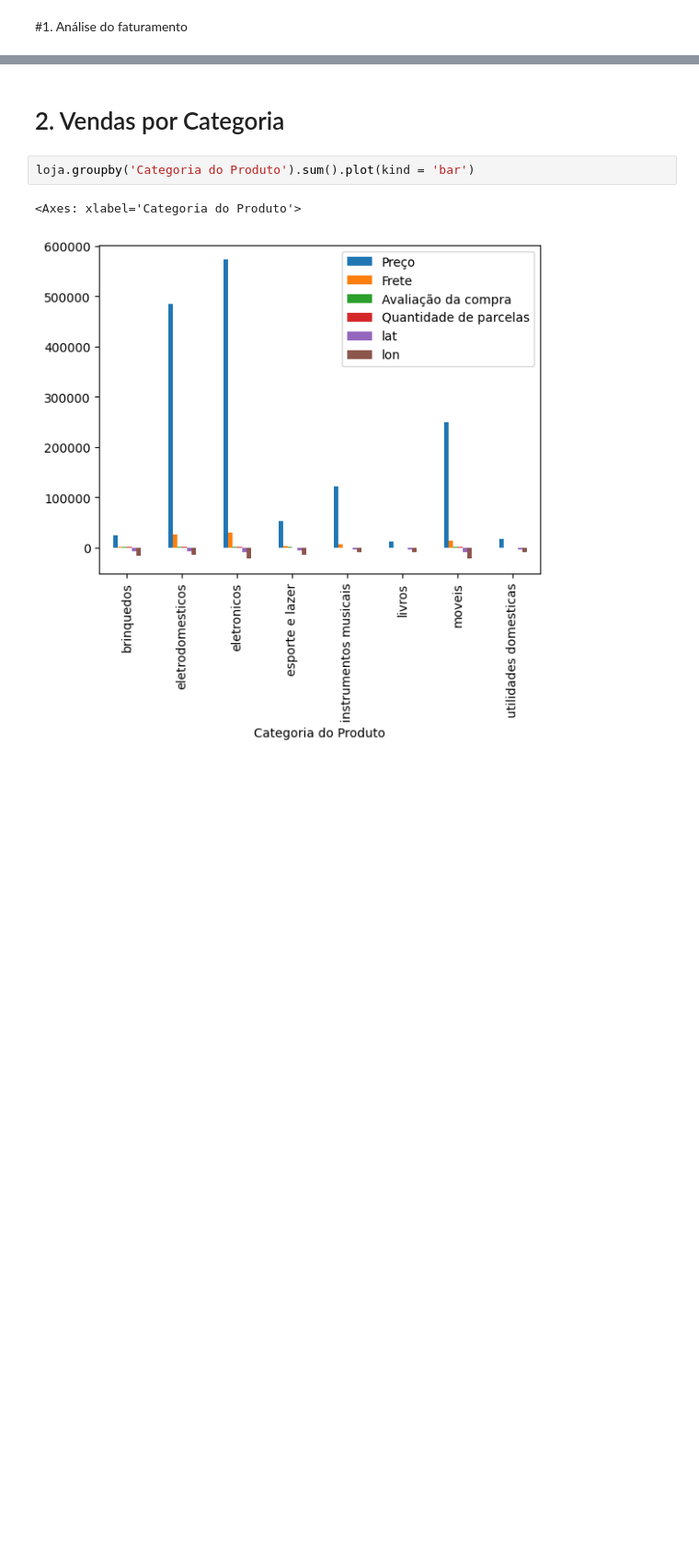
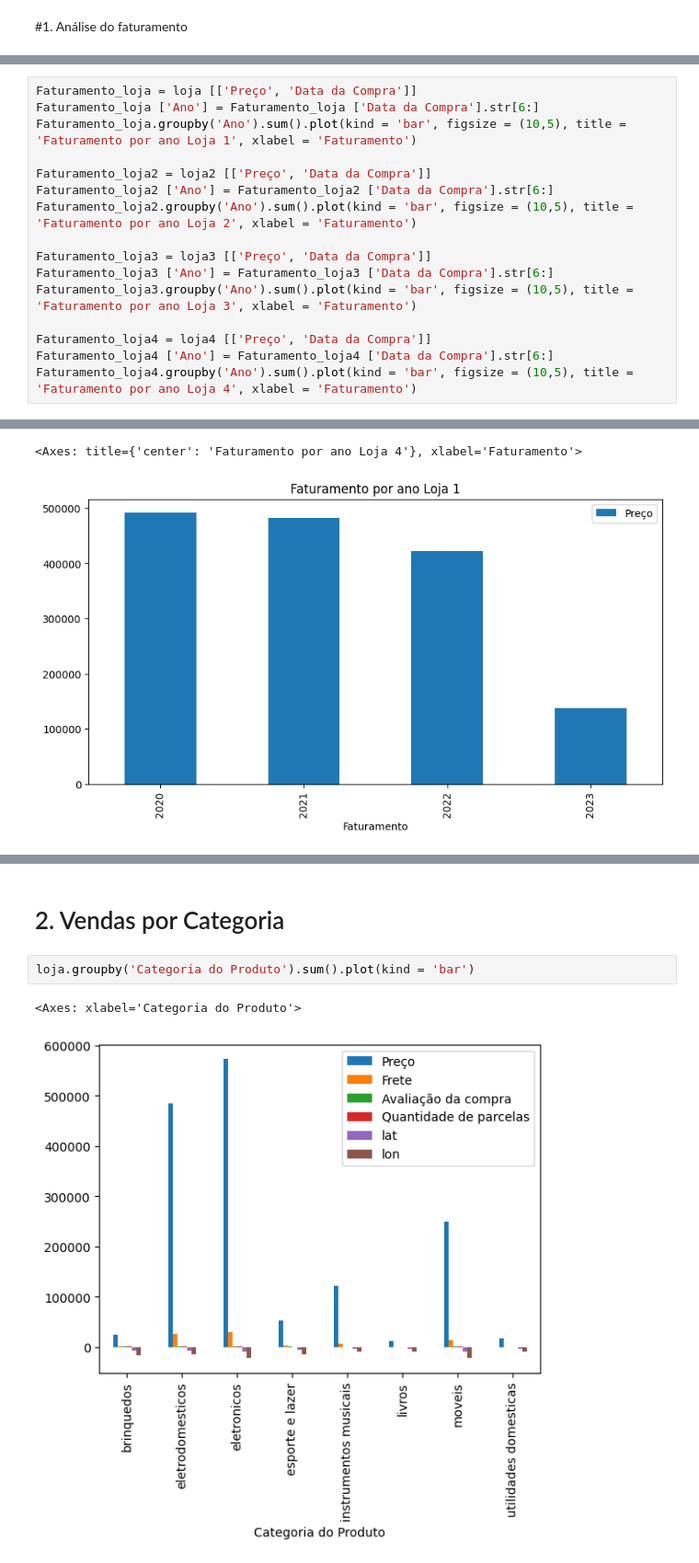
Before and after one commit to fggrava/Challenge_ONE_Data_Science_Alura_Store, a Jupyter notebook: AluraStoreBr.ipynb, the cells around one changed output, grey strips where cells are left out. Shown at 92% size. Saved outputs shown, nothing was run; the diff lists cells and outputs as text; blank space fills up the shorter version.

```diff
--- a/AluraStoreBr.ipynb
+++ b/AluraStoreBr.ipynb
@@ -51,0 +68,17 @@ Analise_Faturamento.head()
+# %%
+Faturamento_loja = loja [['Preço', 'Data da Compra']]
+Faturamento_loja ['Ano'] = Faturamento_loja ['Data da Compra'].str[6:]
+Faturamento_loja.groupby('Ano').sum().plot(kind = 'bar', figsize = (10,5), title = 'Faturamento por ano Loja 1', xlabel = 'Faturamento')
+
+Faturamento_loja2 = loja2 [['Preço', 'Data da Compra']]
+Faturamento_loja2 ['Ano'] = Faturamento_loja2 ['Data da Compra'].str[6:]
+Faturamento_loja2.groupby('Ano').sum().plot(kind = 'bar', figsize = (10,5), title = 'Faturamento por ano Loja 2', xlabel = 'Faturamento')
+
+Faturamento_loja3 = loja3 [['Preço', 'Data da Compra']]
+Faturamento_loja3 ['Ano'] = Faturamento_loja3 ['Data da Compra'].str[6:]
+Faturamento_loja3.groupby('Ano').sum().plot(kind = 'bar', figsize = (10,5), title = 'Faturamento por ano Loja 3', xlabel = 'Faturamento')
+
+Faturamento_loja4 = loja4 [['Preço', 'Data da Compra']]
+Faturamento_loja4 ['Ano'] = Faturamento_loja4 ['Data da Compra'].str[6:]
+Faturamento_loja4.groupby('Ano').sum().plot(kind = 'bar', figsize = (10,5), title = 'Faturamento por ano Loja 4', xlabel = 'Faturamento')
+# %% [output]
@@ -51,0 +105,2 @@ Analise_Faturamento.head()
+<Axes: title={'center': 'Faturamento por ano Loja 4'}, xlabel='Faturamento'>
+[figure, added]
```
Also changed, not shown: parts of 4 cells of this notebook.
